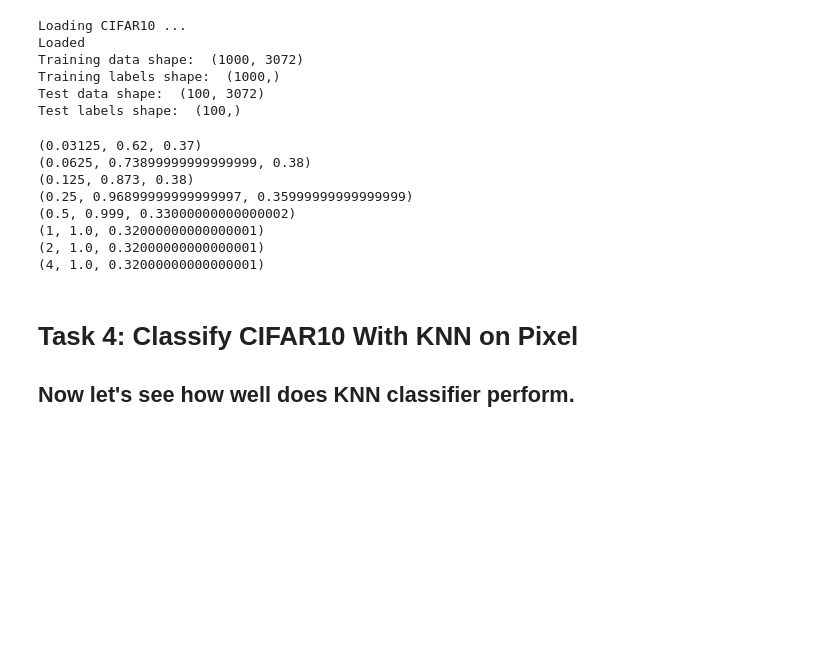
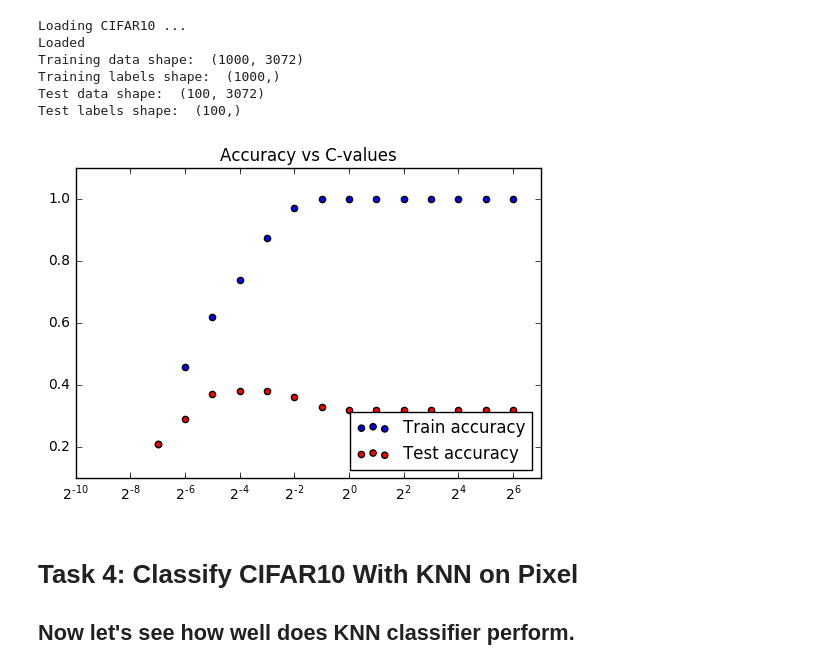
Before and after one commit to braun-steven/dlvd, a Jupyter notebook: notebooks/Practical3.ipynb, the cells around one changed output. Cells and saved outputs as stored; diff of their text form; code cells hidden in the pictures; blank space fills up the shorter version.

```diff
--- a/notebooks/Practical3.ipynb
+++ b/notebooks/Practical3.ipynb
@@ -283,56 +283,66 @@ to_hog = lambda img : hog(rgb2gray(Vector2Image(img)),
                         cells_per_block=cells_per_block,
                         visualise=visualise)
 
+# Transform images
 hog_train = np.array([to_hog(x) for x in X_train])
 hog_test = np.array([to_hog(x) for x in X_test])
 
 # Step 2: Train a linear SVM on HOG features, use C = 1
 # It should train faster than pixels because the dimension of features is reduced
 
-for c in [2**i for i in range(-5, 3, 1)]:
+vals = []
+
+for c in [2**i for i in range(-7, 7, 1)]:
+    # Train new clf
     clf = SVC(C=c, kernel='linear')
     clf.fit(hog_train, y_train)
 
+    # Measure accuracies
     acc_train = accuracy_score(clf.predict(hog_train), y_train)
     acc_test = accuracy_score(clf.predict(hog_test), y_test)
-    print(c, acc_train, acc_test)
+
+    vals.append((c, acc_train, acc_test))
+
+vals = np.array(vals)
+plt.clf()
+ax = plt.gca()
+plt.scatter(x=vals[:,0], y=vals[:,1],c='b', label='Train accuracy')
+plt.scatter(x=vals[:,0], y=vals[:,2],c='r', label='Test accuracy')
+ax.set_xscale('log', basex=2)
+plt.title('Accuracy vs C-values')
+plt.legend(loc="lower right")
+plt.show()
+
 
 # Step 3: Test your classifier on both the training and testing set
 # You should get around 0.28 testing accuracy with 1000 traninig image and the 100 testing images
 # The testing accuracy should increase to around 0.42 with 20000 training images and 1000 teting images
 
 ################################################################################
 #                                 END OF YOUR CODE                             #
 ################################################################################
 
 
 ################################################################################
 # TODO: Try different C values for LinearSVC                                    #
 ################################################################################
 # It seems that SVM does not generalize so well when trained with small data
 # (High accuracy on 1000 training images and low accuracy on 100 testing images).
 
 # Let's improve it with better hyper-parameters.
 # To do so, try to use different C values for the LinearSVC function.
 
 # Question: How does the training/testing accuracy changes with C?
 
 # Question: what is the optimal C you found?
 # Does it make the classifier more/less tolerant to miss-classification in the training data?
 # Can you explain your result?
 
 ################################################################################
 #                                 END OF YOUR CODE                             #
 ################################################################################
 # %% [output]
-(0.03125, 0.62, 0.37)
-(0.0625, 0.73899999999999999, 0.38)
-(0.125, 0.873, 0.38)
-(0.25, 0.96899999999999997, 0.35999999999999999)
-(0.5, 0.999, 0.33000000000000002)
-(1, 1.0, 0.32000000000000001)
-(2, 1.0, 0.32000000000000001)
-(4, 1.0, 0.32000000000000001)
+[figure, added]
 # %% [markdown]
 # Task 4: Classify CIFAR10 With KNN on Pixel
 ## Now let's see how well does KNN classifier perform.
```
Also changed, not shown: parts of 5 cells of this notebook.
